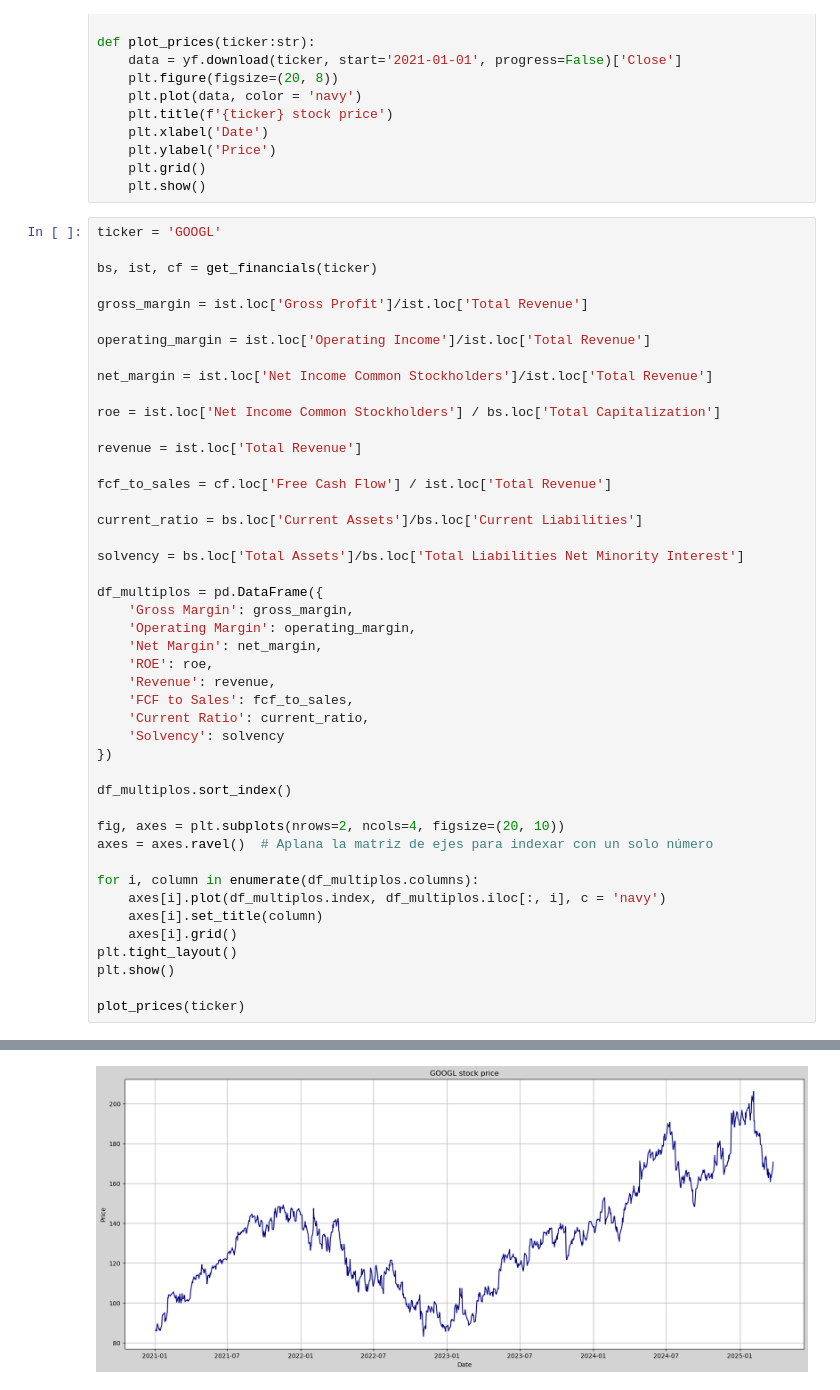
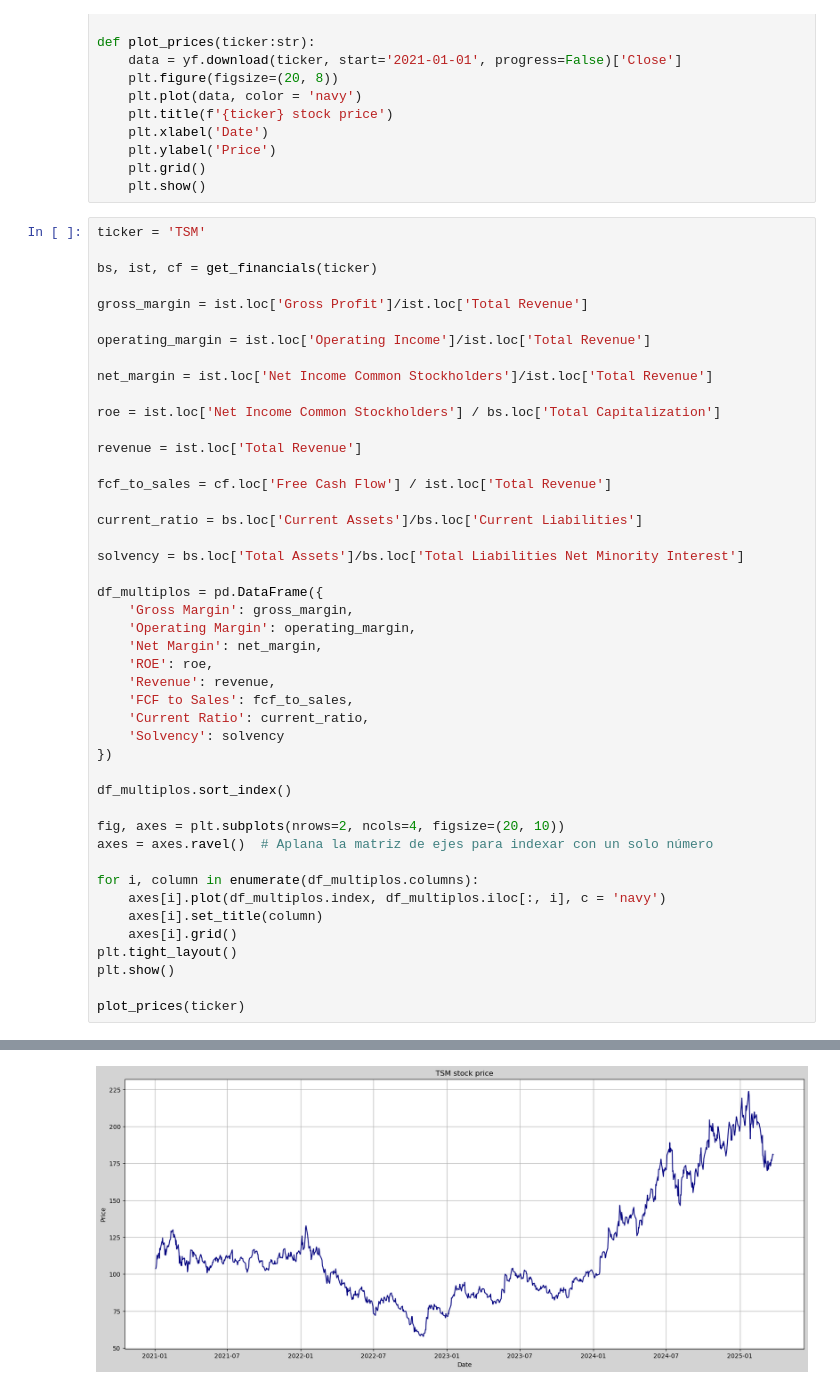
Before and after one commit to LuisMB09/admin_de_riesgos, a Jupyter notebook: Proyecto/multiplos.ipynb, the cells around one changed output, grey strips where cells are left out. Drawn from its saved outputs; the diff is of its cells as text.

```diff
--- a/Proyecto/multiplos.ipynb
+++ b/Proyecto/multiplos.ipynb
@@ -22,7 +22,7 @@ def plot_prices(ticker:str):
     plt.grid()
     plt.show()
 # %%
-ticker = 'GOOGL'
+ticker = 'TSM'
 
 bs, ist, cf = get_financials(ticker)
 
@@ -71 +71 @@ plot_prices(ticker)
-[figure, old version]
+[figure, new version]
```
Also changed, not shown: parts of 1 cell of this notebook.
